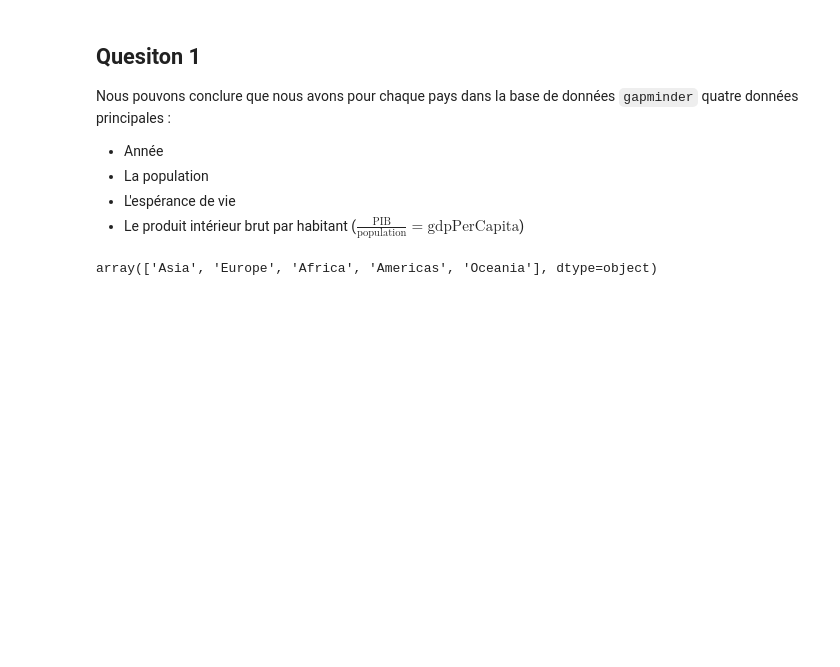
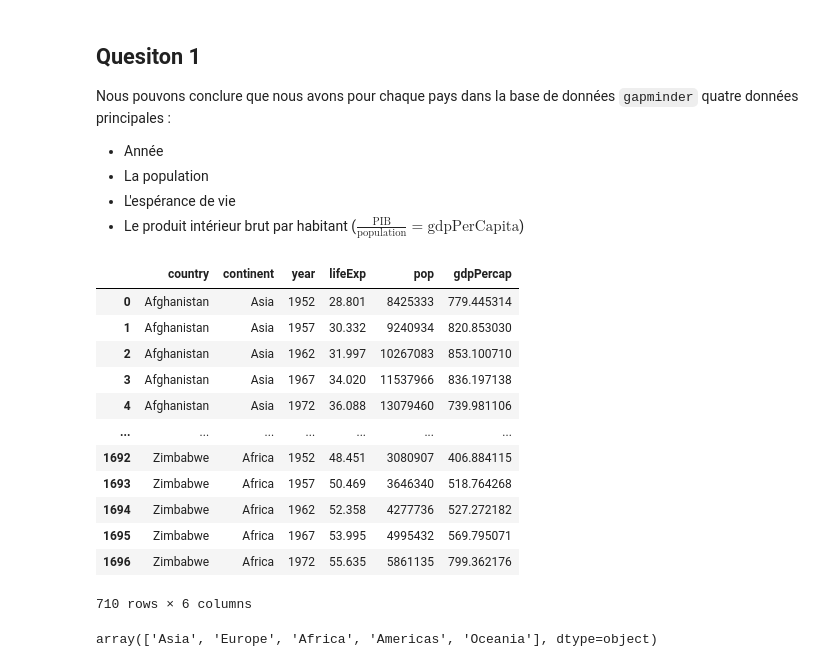
Before and after one commit to richmartins/ISD_L3, a Jupyter notebook: gapminder.ipynb, the cells around one changed output. Cells and saved outputs as stored; diff of their text form; code cells hidden in the pictures; blank space fills up the shorter version.

```diff
--- a/gapminder.ipynb
+++ b/gapminder.ipynb
@@ -28,5 +28,22 @@ Nous pouvons conclure que nous avons pour chaque pays dans la base de données `
 * La population
 * L'espérance de vie
 * Le produit intérieur brut par habitant ($\frac{\text{PIB}}{\text{population}} = \text{gdpPerCapita}$)
+# %%
+# 3)
+gp.groupby("country").head()
+# %% [output]
+|  | country | continent | year | lifeExp | pop | gdpPercap |
+| 0 | Afghanistan | Asia | 1952 | 28.801 | 8425333 | 779.445314 |
+| 1 | Afghanistan | Asia | 1957 | 30.332 | 9240934 | 820.853030 |
+| 2 | Afghanistan | Asia | 1962 | 31.997 | 10267083 | 853.100710 |
+| 3 | Afghanistan | Asia | 1967 | 34.020 | 11537966 | 836.197138 |
+| 4 | Afghanistan | Asia | 1972 | 36.088 | 13079460 | 739.981106 |
+| ... | ... | ... | ... | ... | ... | ... |
+| 1692 | Zimbabwe | Africa | 1952 | 48.451 | 3080907 | 406.884115 |
+| 1693 | Zimbabwe | Africa | 1957 | 50.469 | 3646340 | 518.764268 |
+| 1694 | Zimbabwe | Africa | 1962 | 52.358 | 4277736 | 527.272182 |
+| 1695 | Zimbabwe | Africa | 1967 | 53.995 | 4995432 | 569.795071 |
+| 1696 | Zimbabwe | Africa | 1972 | 55.635 | 5861135 | 799.362176 |
+710 rows × 6 columns
 # %%
 # 4)
```
Also changed, not shown: parts of 5 cells of this notebook.
